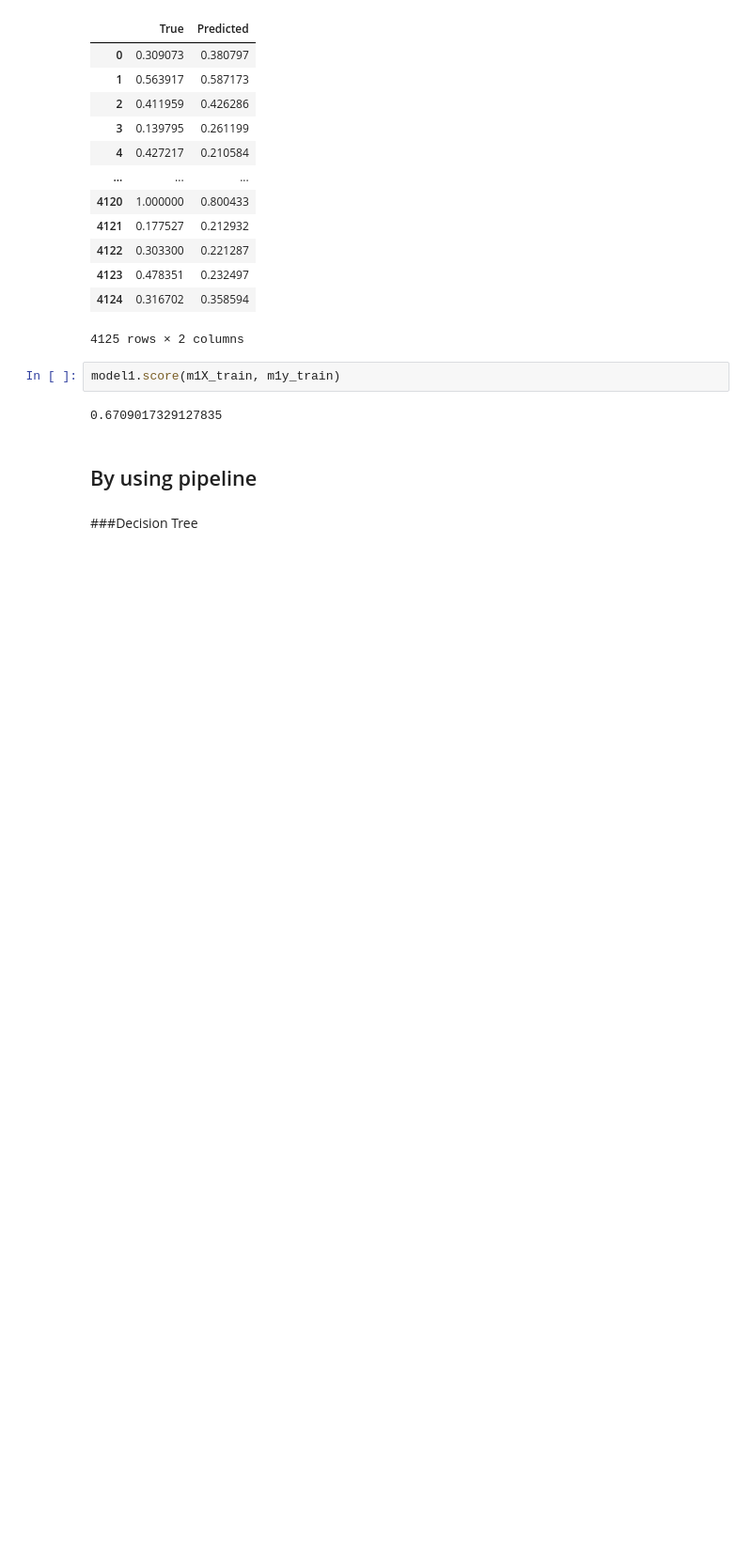
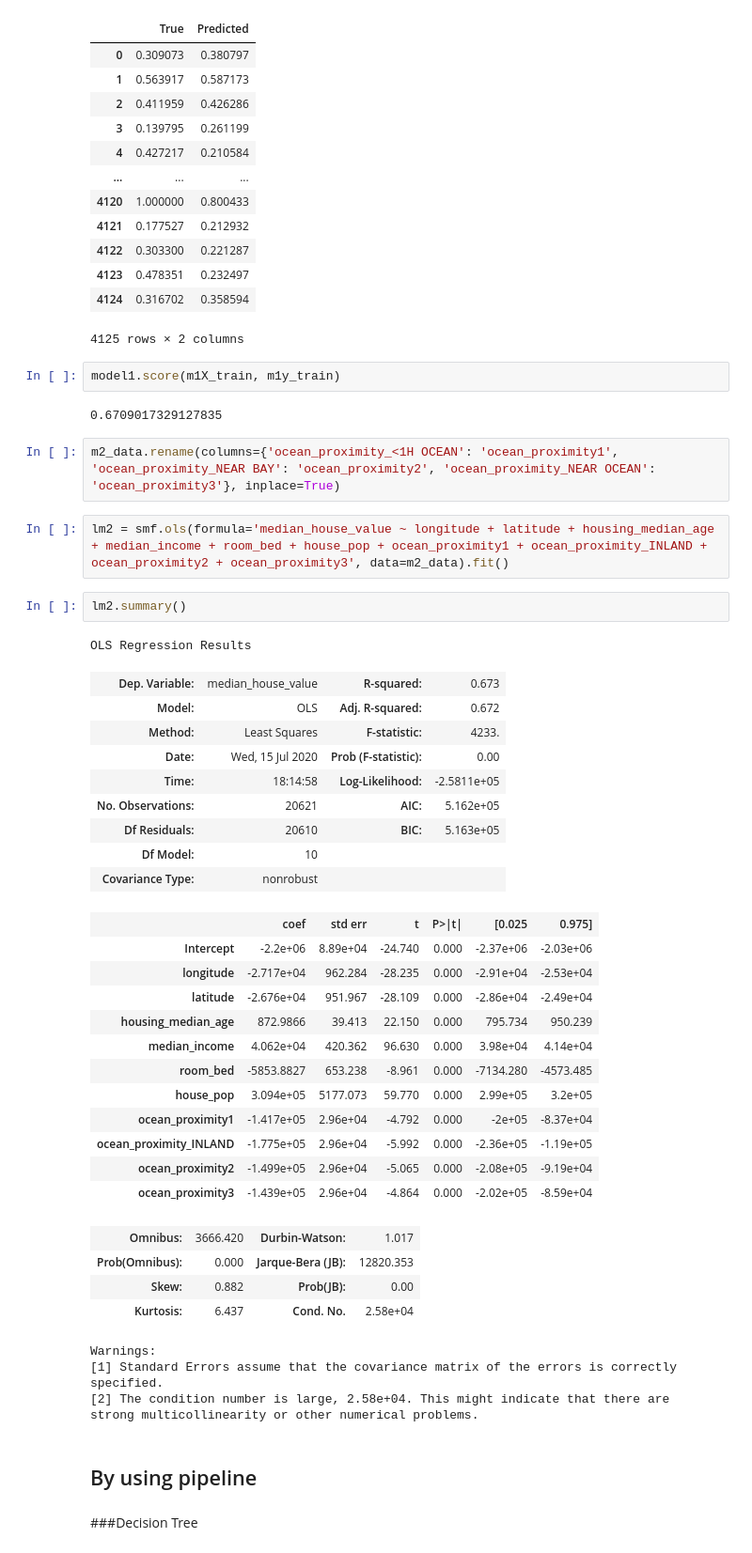
Before and after one commit to deep-son/California-Housing-Price-Prediction, a Jupyter notebook: California_Housing_Price_Prediction.ipynb, the cells around one changed output. Shown at 94% size. Cells and saved outputs as stored; diff of their text form; blank space fills up the shorter version.

```diff
--- a/California_Housing_Price_Prediction.ipynb
+++ b/California_Housing_Price_Prediction.ipynb
@@ -500,6 +481,43 @@ pd.DataFrame(zip(m1y_test,m1y_pred),columns=['True','Predicted'])
 model1.score(m1X_train, m1y_train)
 # %% [output]
 0.6709017329127835
+# %%
+m2_data.rename(columns={'ocean_proximity_<1H OCEAN': 'ocean_proximity1', 'ocean_proximity_NEAR BAY': 'ocean_proximity2', 'ocean_proximity_NEAR OCEAN': 'ocean_proximity3'}, inplace=True)
+# %%
+lm2 = smf.ols(formula='median_house_value ~ longitude + latitude + housing_median_age  + median_income + room_bed + house_pop + ocean_proximity1 + ocean_proximity_INLAND + ocean_proximity2 + ocean_proximity3', data=m2_data).fit()
+# %%
+lm2.summary()
+# %% [output]
+OLS Regression Results
+| Dep. Variable: | median_house_value | R-squared: | 0.673 |
+| Model: | OLS | Adj. R-squared: | 0.672 |
+| Method: | Least Squares | F-statistic: | 4233. |
+| Date: | Wed, 15 Jul 2020 | Prob (F-statistic): | 0.00 |
+| Time: | 18:14:58 | Log-Likelihood: | -2.5811e+05 |
+| No. Observations: | 20621 | AIC: | 5.162e+05 |
+| Df Residuals: | 20610 | BIC: | 5.163e+05 |
+| Df Model: | 10 |  |  |
+| Covariance Type: | nonrobust |  |  |
+|  | coef | std err | t | P>|t| | [0.025 | 0.975] |
+| Intercept | -2.2e+06 | 8.89e+04 | -24.740 | 0.000 | -2.37e+06 | -2.03e+06 |
+| longitude | -2.717e+04 | 962.284 | -28.235 | 0.000 | -2.91e+04 | -2.53e+04 |
+| latitude | -2.676e+04 | 951.967 | -28.109 | 0.000 | -2.86e+04 | -2.49e+04 |
+| housing_median_age | 872.9866 | 39.413 | 22.150 | 0.000 | 795.734 | 950.239 |
+| median_income | 4.062e+04 | 420.362 | 96.630 | 0.000 | 3.98e+04 | 4.14e+04 |
+| room_bed | -5853.8827 | 653.238 | -8.961 | 0.000 | -7134.280 | -4573.485 |
+| house_pop | 3.094e+05 | 5177.073 | 59.770 | 0.000 | 2.99e+05 | 3.2e+05 |
+| ocean_proximity1 | -1.417e+05 | 2.96e+04 | -4.792 | 0.000 | -2e+05 | -8.37e+04 |
+| ocean_proximity_INLAND | -1.775e+05 | 2.96e+04 | -5.992 | 0.000 | -2.36e+05 | -1.19e+05 |
+| ocean_proximity2 | -1.499e+05 | 2.96e+04 | -5.065 | 0.000 | -2.08e+05 | -9.19e+04 |
+| ocean_proximity3 | -1.439e+05 | 2.96e+04 | -4.864 | 0.000 | -2.02e+05 | -8.59e+04 |
+| Omnibus: | 3666.420 | Durbin-Watson: | 1.017 |
+| Prob(Omnibus): | 0.000 | Jarque-Bera (JB): | 12820.353 |
+| Skew: | 0.882 | Prob(JB): | 0.00 |
+| Kurtosis: | 6.437 | Cond. No. | 2.58e+04 |
+Warnings:
+[1] Standard Errors assume that the covariance matrix of the errors is correctly specified.
+[2] The condition number is large, 2.58e+04. This might indicate that there are
+strong multicollinearity or other numerical problems.
 # %% [markdown]
 ## By using pipeline
 # %% [markdown]
```
Also changed, not shown: parts of 45 cells of this notebook.
